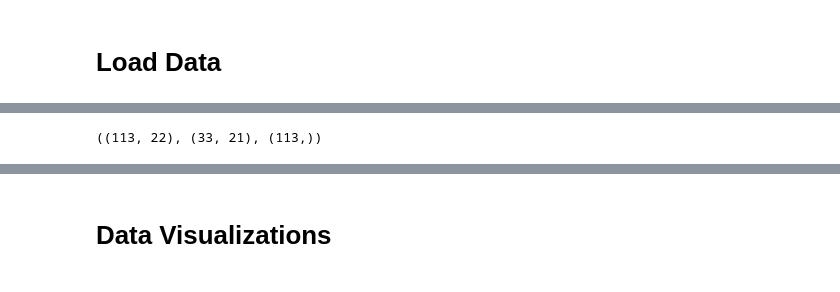
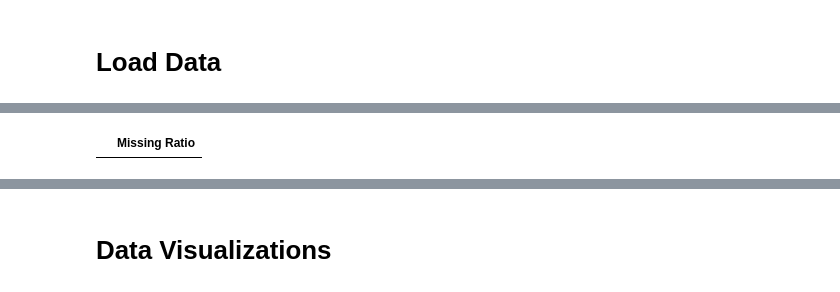
Before and after one commit to ted10401/3rd-ML100Days, a Jupyter notebook: homework/Day_051_HW.ipynb, the cells around one changed output, grey strips where cells are left out. Cells and saved outputs as stored; diff of their text form; code cells hidden in the pictures.

```diff
--- a/homework/Day_051_HW.ipynb
+++ b/homework/Day_051_HW.ipynb
@@ -25,4 +32,9 @@ train_data.head()
-# %%
-train_data.shape, test_data.shape, target_data.shape
-# %% [output]
-((113, 22), (33, 21), (113,))
+# %%
+def na_check(train_data):
+    data_na = (train_data.isnull().sum() / len(train_data)) * 100
+    data_na = data_na.drop(data_na[data_na == 0].index).sort_values(ascending=False)
+    missing_data = pd.DataFrame({'Missing Ratio' :data_na})
+    display(missing_data.head(10))
+na_check(df)
+# %% [output]
+|  | Missing Ratio |
```
Also changed, not shown: parts of 34 cells of this notebook.
